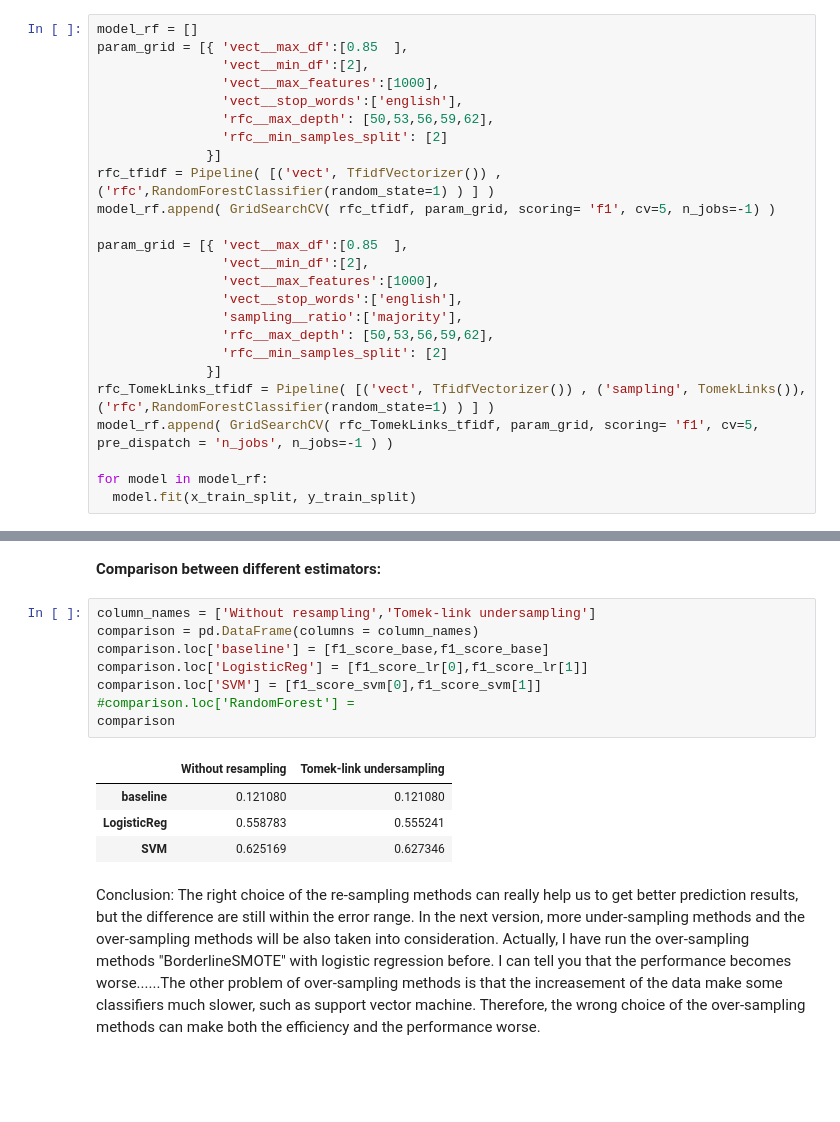
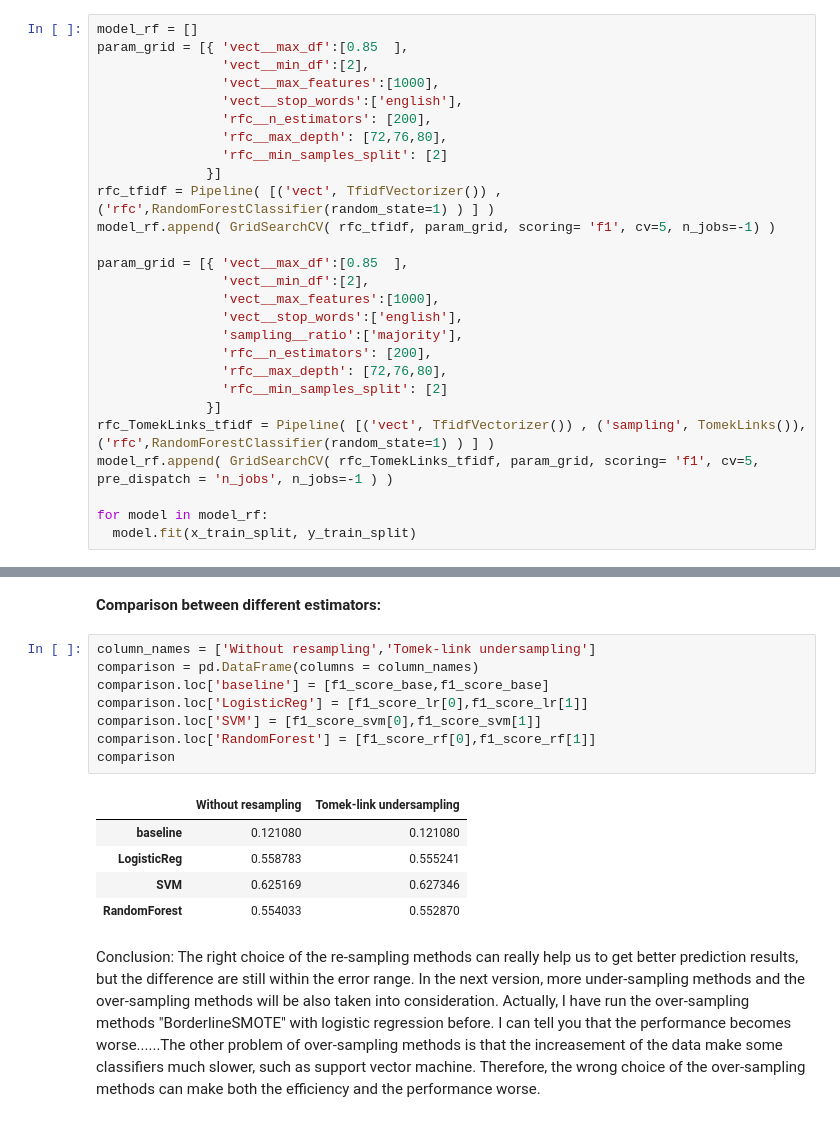
Before and after one commit to jhihan/Twitter-Sentiment-Analysis, a Jupyter notebook: tweeter_sentiment.ipynb, the cells around one changed output, grey strips where cells are left out. Drawn from its saved outputs; the diff is of its cells as text; blank space fills up the shorter version.

```diff
--- a/tweeter_sentiment.ipynb
+++ b/tweeter_sentiment.ipynb
@@ -587,7 +587,8 @@ param_grid = [{ 'vect__max_df':[0.85  ],
                 'vect__min_df':[2],
                 'vect__max_features':[1000],
                 'vect__stop_words':['english'],
-                'rfc__max_depth': [50,53,56,59,62],
+                'rfc__n_estimators': [200],
+                'rfc__max_depth': [72,76,80],
                 'rfc__min_samples_split': [2]
               }]
 rfc_tfidf = Pipeline( [('vect', TfidfVectorizer()) , ('rfc',RandomForestClassifier(random_state=1) ) ] )
@@ -598,7 +599,8 @@ param_grid = [{ 'vect__max_df':[0.85  ],
                 'vect__max_features':[1000],
                 'vect__stop_words':['english'],
                 'sampling__ratio':['majority'],
-                'rfc__max_depth': [50,53,56,59,62],
+                'rfc__n_estimators': [200],
+                'rfc__max_depth': [72,76,80],
                 'rfc__min_samples_split': [2]
               }]
 rfc_TomekLinks_tfidf = Pipeline( [('vect', TfidfVectorizer()) , ('sampling', TomekLinks()), ('rfc',RandomForestClassifier(random_state=1) ) ] )
@@ -629,16 +652,17 @@ for i,model in enumerate(model_rf):
 # %%
 column_names = ['Without resampling','Tomek-link undersampling']
 comparison = pd.DataFrame(columns = column_names)
 comparison.loc['baseline'] = [f1_score_base,f1_score_base]
 comparison.loc['LogisticReg'] = [f1_score_lr[0],f1_score_lr[1]]
 comparison.loc['SVM'] = [f1_score_svm[0],f1_score_svm[1]]
-#comparison.loc['RandomForest'] =
+comparison.loc['RandomForest'] = [f1_score_rf[0],f1_score_rf[1]]
 comparison
 # %% [output]
 |  | Without resampling | Tomek-link undersampling |
 | baseline | 0.121080 | 0.121080 |
 | LogisticReg | 0.558783 | 0.555241 |
 | SVM | 0.625169 | 0.627346 |
+| RandomForest | 0.554033 | 0.552870 |
 # %% [markdown]
 Conclusion:
 The right choice of the re-sampling methods can really help us to get better prediction results, but the difference are still within the error range. In the next version, more under-sampling methods and the over-sampling methods will be also taken into consideration. Actually, I have run the over-sampling methods "BorderlineSMOTE" with logistic regression before. I can tell you that the performance becomes worse......The other problem of over-sampling methods is that the increasement of the data make some classifiers much slower, such as support vector machine. Therefore, the wrong choice of the over-sampling methods can make both the efficiency and the performance worse.
```
Also changed, not shown: parts of 2 cells of this notebook.
